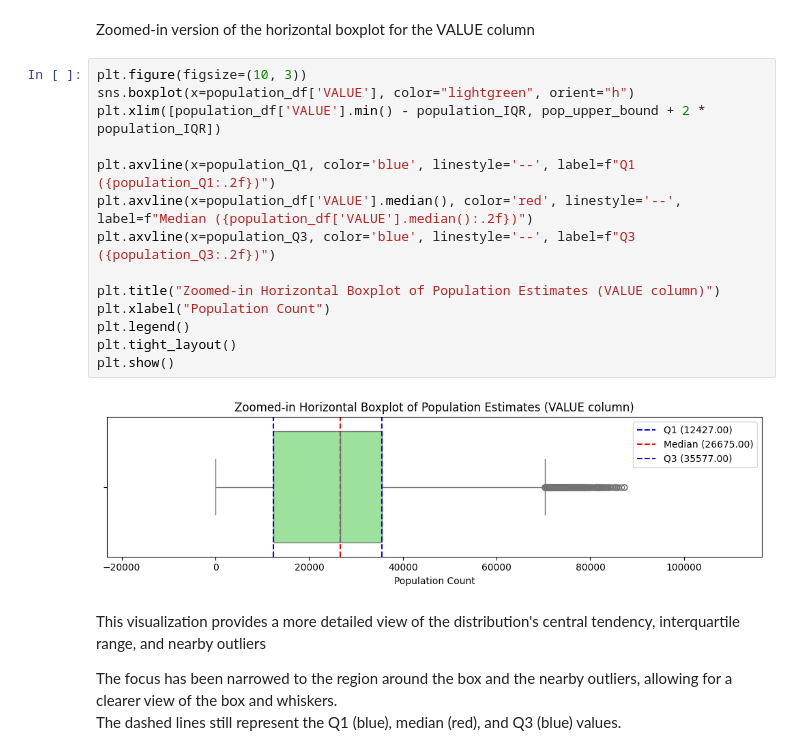
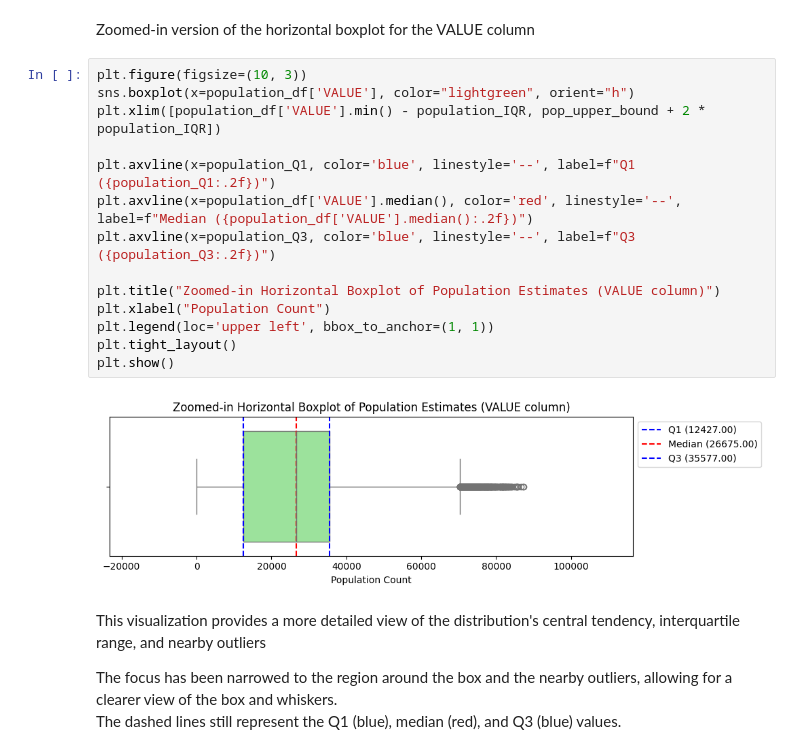
Before and after one commit to mkoleva0/DataAnalytics_CA1, a Jupyter notebook: CA1_1_final.ipynb, the cells around one changed output. Saved outputs shown, nothing was run; the diff lists cells and outputs as text.

```diff
--- a/CA1_1_final.ipynb
+++ b/CA1_1_final.ipynb
@@ -512,19 +493,19 @@ Zoomed-in version of the horizontal boxplot for the VALUE column
 # %%
 plt.figure(figsize=(10, 3))
 sns.boxplot(x=population_df['VALUE'], color="lightgreen", orient="h")
 plt.xlim([population_df['VALUE'].min() - population_IQR, pop_upper_bound + 2 * population_IQR])
 
 plt.axvline(x=population_Q1, color='blue', linestyle='--', label=f"Q1 ({population_Q1:.2f})")
 plt.axvline(x=population_df['VALUE'].median(), color='red', linestyle='--', label=f"Median ({population_df['VALUE'].median():.2f})")
 plt.axvline(x=population_Q3, color='blue', linestyle='--', label=f"Q3 ({population_Q3:.2f})")
 
 plt.title("Zoomed-in Horizontal Boxplot of Population Estimates (VALUE column)")
 plt.xlabel("Population Count")
-plt.legend()
+plt.legend(loc='upper left', bbox_to_anchor=(1, 1))
 plt.tight_layout()
 plt.show()
 # %% [output]
-[figure, old version]
+[figure, new version]
 # %% [markdown]
 This visualization provides a more detailed view of the distribution's central tendency, interquartile range, and nearby outliers
 
```
Also changed, not shown: parts of 12 cells of this notebook.
